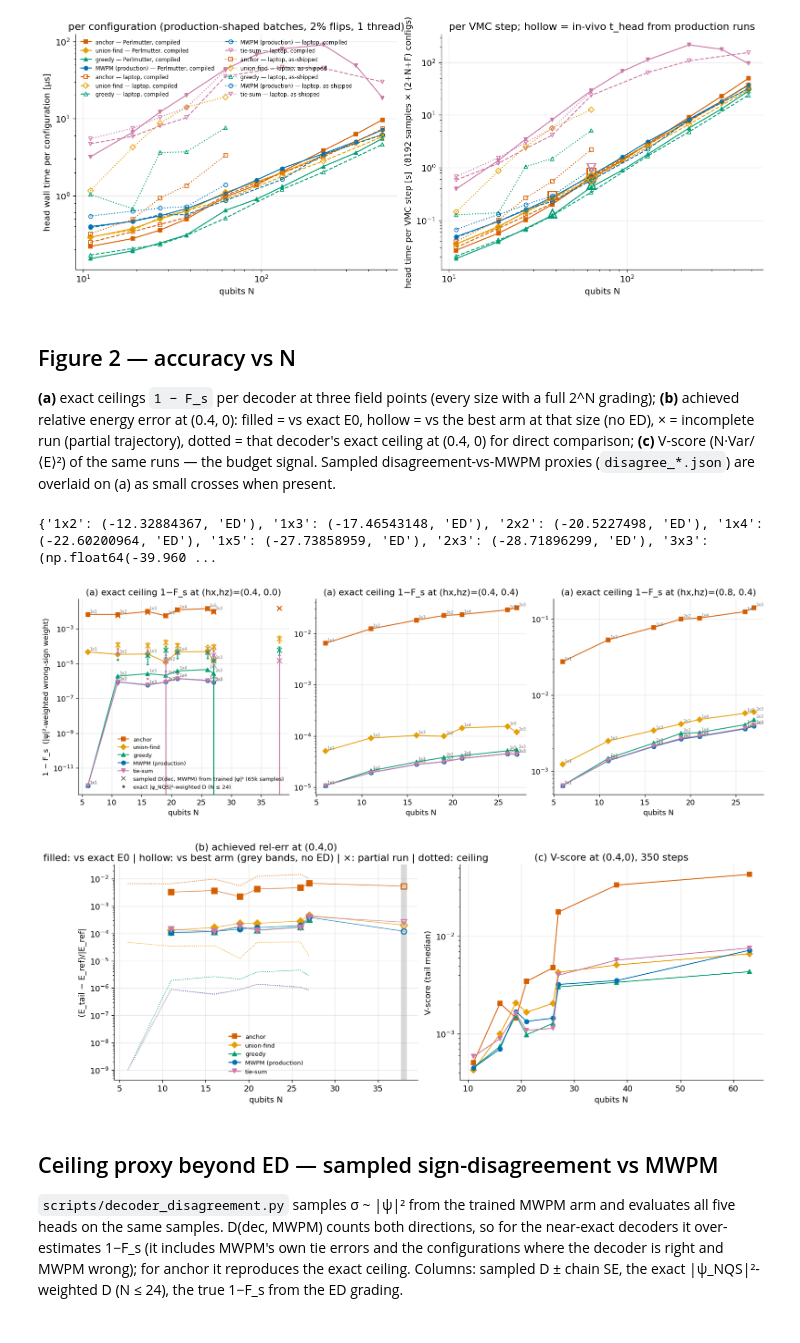
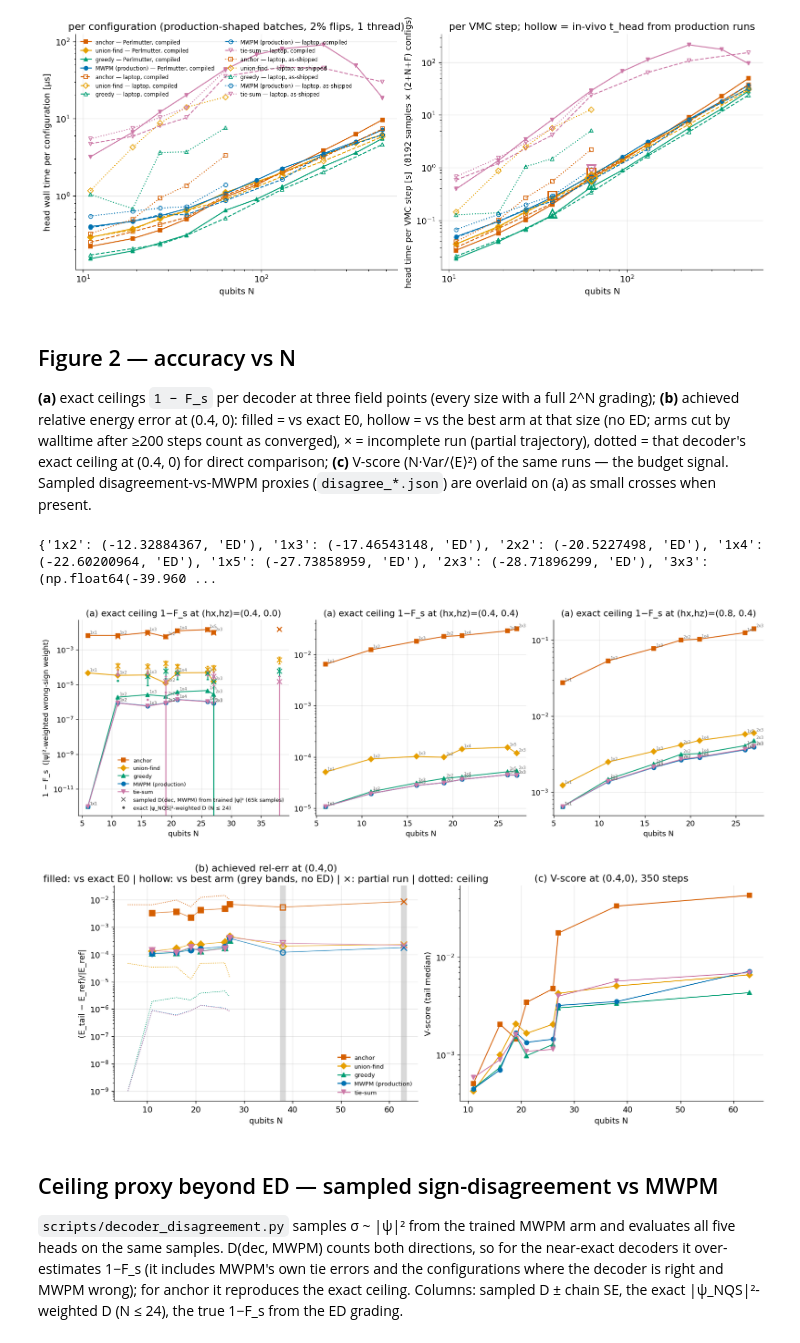
Before and after one commit to SanzharBissenali/2D-TC, a Jupyter notebook: analysis/06_decoder_scaling.ipynb, the cells around one changed output. Cells and saved outputs as stored; diff of their text form; code cells hidden in the pictures.

Commit message:
notebook 06: final execution with all campaign data (4x4 arms incl. tie_sum, 1x5 ceilings, 7-size disagreement proxy, Perlmutter bench)
Co-Authored-By: Claude Fable 5.1 <noreply@anthropic.com>

```diff
--- a/analysis/06_decoder_scaling.ipynb
+++ b/analysis/06_decoder_scaling.ipynb
@@ -213,7 +213,7 @@ perlmutter_tiesum      cpu=AMD EPYC 7763 64-Core Processor          git=b4a7ecd7
 
 **(a)** exact ceilings `1 − F_s` per decoder at three field points (every size with a full 2^N grading);
 **(b)** achieved relative energy error at (0.4, 0): filled = vs exact E0, hollow = vs the best arm at that
-size (no ED), × = incomplete run (partial trajectory), dotted = that decoder's exact ceiling at (0.4, 0)
+size (no ED; arms cut by walltime after ≥200 steps count as converged), × = incomplete run (partial trajectory), dotted = that decoder's exact ceiling at (0.4, 0)
 for direct comparison; **(c)** V-score (N·Var/⟨E⟩²) of the same runs — the budget signal.
 Sampled disagreement-vs-MWPM proxies (`disagree_*.json`) are overlaid on (a) as small crosses when present.
 # %%
@@ -253,7 +253,7 @@ ref = {}
 for s in sizes:
     if s in E0: ref[s] = (E0[s], 'ED')
     else:
-        done = [r['E_tail'] for (ss, d), r in RUNS.items() if ss == s and r['complete']]
+        done = [r['E_tail'] for (ss, d), r in RUNS.items() if ss == s and (r['complete'] or r['steps'] >= 200)]   # walltime-cut runs past step 200 are on plateau
         if done: ref[s] = (min(done), 'best')
 for dec in DEC:
     xs, ys, kinds = [], [], []
@@ -262,34 +262,34 @@ for dec in DEC:
         if r is None or s not in ref: continue
         e0, kind = ref[s]; rel = (r['E_tail'] - e0) / abs(e0)
         if kind == 'best' and rel <= 0: continue          # the reference arm itself
         xs.append(r['N']); ys.append(max(rel, 1e-9)); kinds.append((kind, r['complete']))
     ax.plot(xs, ys, '-', color=DEC_COLOR[dec], lw=1.0, alpha=0.7)
     for x, y, (kind, comp) in zip(xs, ys, kinds):
         ax.plot(x, y, 'x' if not comp else DEC_MARK[dec], color=DEC_COLOR[dec], ms=7 if comp else 8,
                 mfc=DEC_COLOR[dec] if kind == 'ED' else 'none', mew=1.5)
     ax.plot([], [], DEC_MARK[dec] + '-', color=DEC_COLOR[dec], label=DEC_LABEL[dec])
     c = CEIL.get((0.4, 0.0), {}).get(dec, {})
     if c:
         items = sorted(c.items(), key=lambda kv: geo(kv[0])[0])
         ax.plot([geo(s)[0] for s, _ in items], [max(v, 1e-9) for _, v in items], ':', color=DEC_COLOR[dec], lw=1.0)
 for s in sizes:
     if s in ref and ref[s][1] == 'best':
         ax.axvline(geo(s)[0], color='0.85', lw=8, zorder=0)
 ax.set_yscale('log'); ax.set_xlabel('qubits N'); ax.set_ylabel('(E_tail − E_ref)/|E_ref|')
 ax.set_title('(b) achieved rel-err at (0.4,0)\nfilled: vs exact E0 | hollow: vs best arm (grey bands, no ED) | ×: partial run | dotted: ceiling')
 ax.legend(fontsize=8, frameon=False)
 # (c) V-score
 ax = axes[1]
 for dec in DEC:
     pts = sorted([(r['N'], r['V']) for (s, d), r in RUNS.items() if d == dec and np.isfinite(r['V'])])
     if pts: ax.plot([p[0] for p in pts], [p[1] for p in pts], DEC_MARK[dec] + '-', color=DEC_COLOR[dec], ms=6, lw=1.2, label=DEC_LABEL[dec])
 ax.set_yscale('log'); ax.set_xlabel('qubits N'); ax.set_ylabel('V-score (tail median)'); ax.set_title('(c) V-score at (0.4,0), 350 steps')
 fig.savefig(FIGDIR / 'fig2b_relerr_vscore_vs_N.png', dpi=200, bbox_inches='tight')
 print({s: (round(v, 8), k) for s, (v, k) in ref.items()})
 # %% [output]
 {'1x2': (-12.32884367, 'ED'), '1x3': (-17.46543148, 'ED'), '2x2': (-20.5227498, 'ED'), '1x4': (-22.60200964, 'ED'), '1x5': (-27.73858959, 'ED'), '2x3': (-28.71896299, 'ED'), '3x3': (np.float64(-39.960 ...
 [figure]
-[figure, old version]
+[figure, new version]
 # %% [markdown]
 ## Ceiling proxy beyond ED — sampled sign-disagreement vs MWPM
 
```
Also changed, not shown: parts of 2 cells of this notebook.
